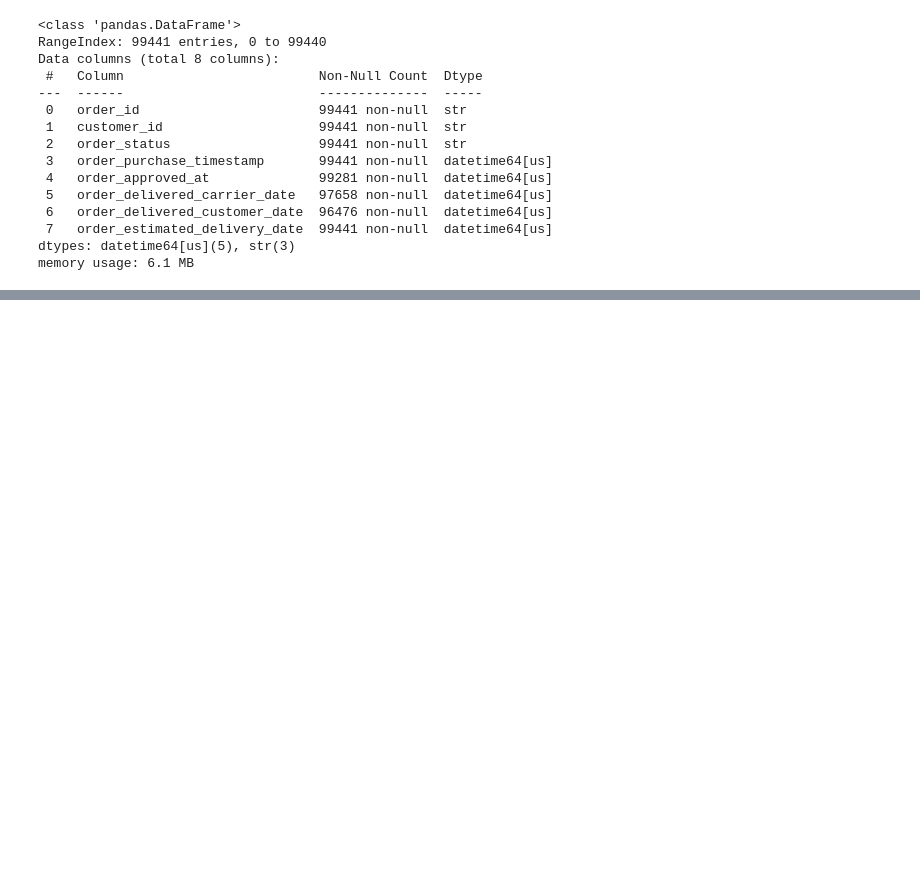
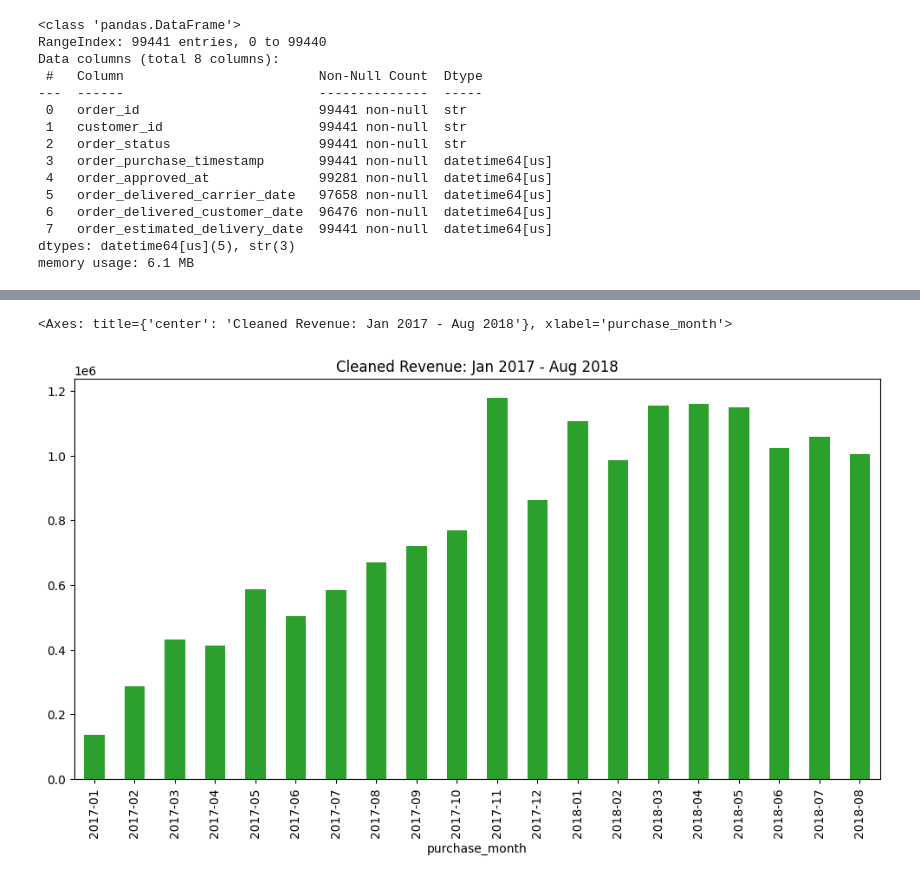
Before and after one commit to akulgarg7/ecommerce-analytics-project, a Jupyter notebook: notebooks/01_eda_and_cleaning.ipynb, the cells around one changed output, grey strips where cells are left out. Drawn from its saved outputs; the diff is of its cells as text; code cells hidden in the pictures; blank space fills up the shorter version.

```diff
--- a/notebooks/01_eda_and_cleaning.ipynb
+++ b/notebooks/01_eda_and_cleaning.ipynb
@@ -78,0 +169,13 @@ memory usage: 6.1 MB
+# %%
+# Keep only data from Jan 2017 to Aug 2018
+final_revenue_df = merged_df[(merged_df['purchase_month'] >= '2017-01') & (merged_df['purchase_month'] < '2018-09')]
+
+final_revenue_df.groupby('purchase_month')['total_item_value'].sum().plot(
+    kind='bar',
+    figsize=(12, 6),
+    title='Cleaned Revenue: Jan 2017 - Aug 2018',
+    color='#2ca02c'
+)
+# %% [output]
+<Axes: title={'center': 'Cleaned Revenue: Jan 2017 - Aug 2018'}, xlabel='purchase_month'>
+[figure, added]
```
Also changed, not shown: parts of 25 cells of this notebook.
